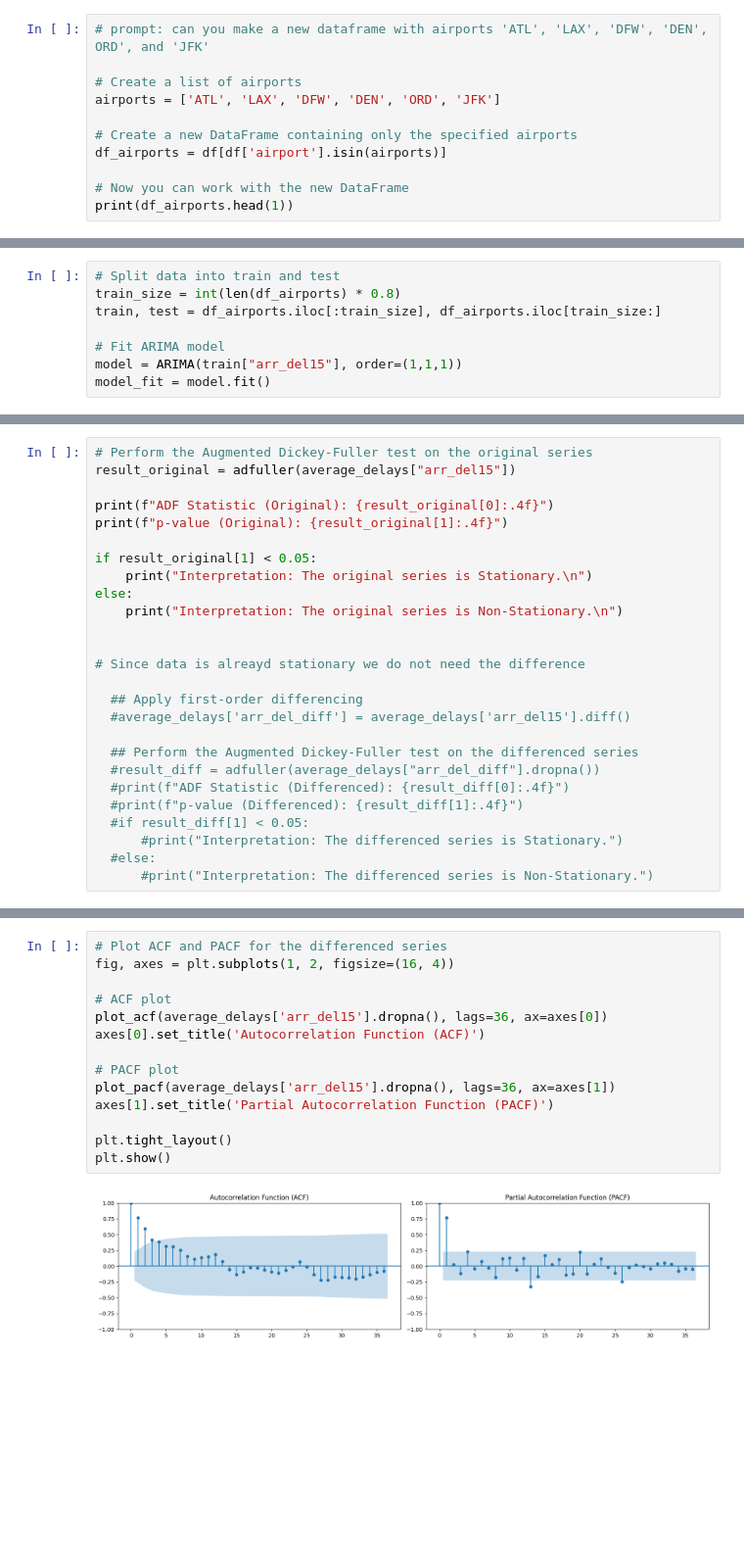
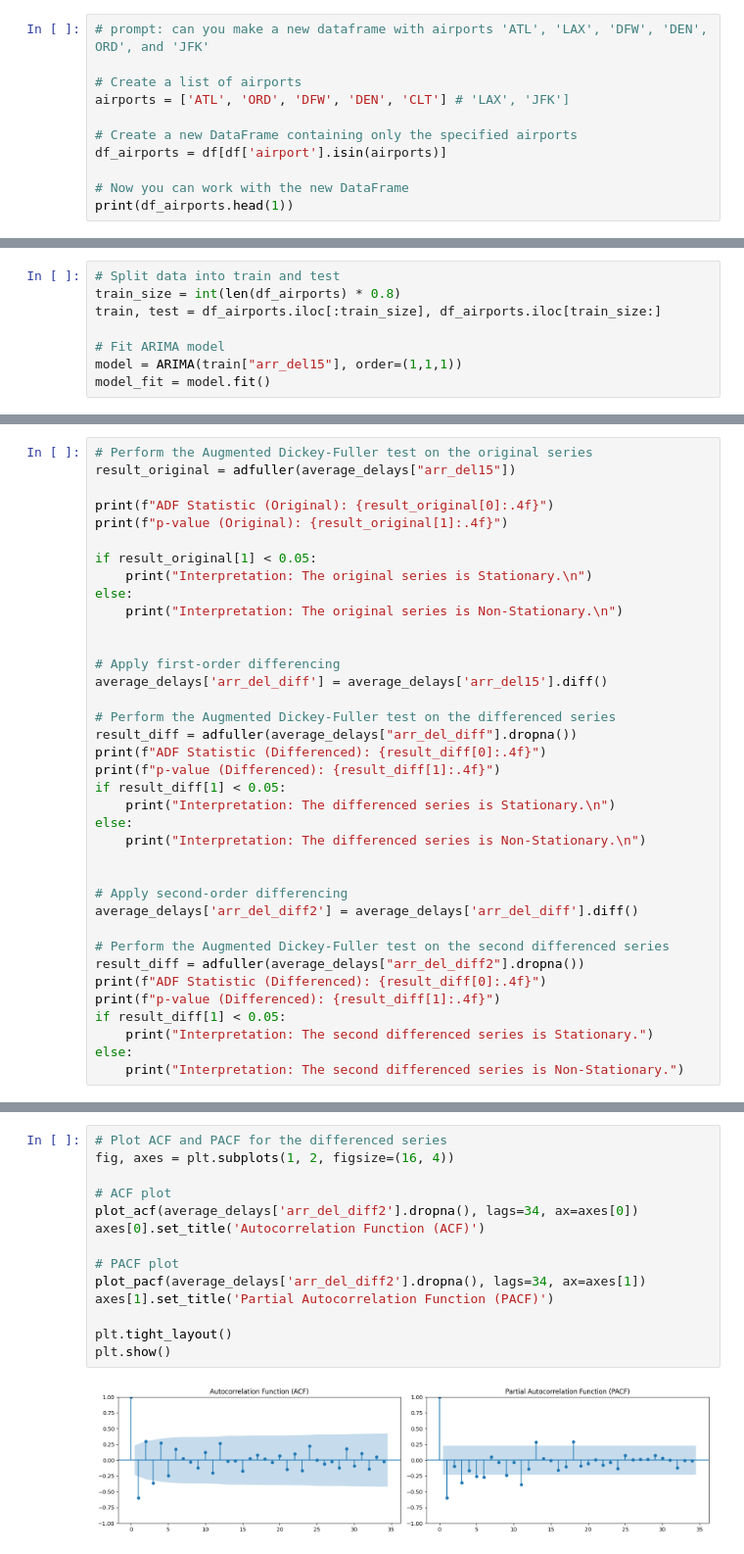
Before and after one commit to keeg2025/DataScienceCapstone25, a Jupyter notebook: StartingFinalProjectWork.ipynb, the cells around one changed output, grey strips where cells are left out. Shown at 98% size. Cells and saved outputs as stored; diff of their text form; blank space fills up the shorter version.

```diff
--- a/StartingFinalProjectWork.ipynb
+++ b/StartingFinalProjectWork.ipynb
@@ -200,7 +216,7 @@ H0 = Is the number of delays (arr_del15) significant to the time of the year(mon
 # prompt: can you make a new dataframe with airports 'ATL', 'LAX', 'DFW', 'DEN', ORD', and 'JFK'
 
 # Create a list of airports
-airports = ['ATL', 'LAX', 'DFW', 'DEN', 'ORD', 'JFK']
+airports = ['ATL', 'ORD', 'DFW', 'DEN', 'CLT'] # 'LAX', 'JFK']
 
 # Create a new DataFrame containing only the specified airports
 df_airports = df[df['airport'].isin(airports)]
@@ -438,17 +458,28 @@ else:
     print("Interpretation: The original series is Non-Stationary.\n")
 
 
-# Since data is alreayd stationary we do not need the difference
+# Apply first-order differencing
+average_delays['arr_del_diff'] = average_delays['arr_del15'].diff()
 
-  ## Apply first-order differencing
-  #average_delays['arr_del_diff'] = average_delays['arr_del15'].diff()
+# Perform the Augmented Dickey-Fuller test on the differenced series
+result_diff = adfuller(average_delays["arr_del_diff"].dropna())
+print(f"ADF Statistic (Differenced): {result_diff[0]:.4f}")
+print(f"p-value (Differenced): {result_diff[1]:.4f}")
+if result_diff[1] < 0.05:
+    print("Interpretation: The differenced series is Stationary.\n")
+else:
+    print("Interpretation: The differenced series is Non-Stationary.\n")
 
-  ## Perform the Augmented Dickey-Fuller test on the differenced series
-  #result_diff = adfuller(average_delays["arr_del_diff"].dropna())
-  #print(f"ADF Statistic (Differenced): {result_diff[0]:.4f}")
-  #print(f"p-value (Differenced): {result_diff[1]:.4f}")
-  #if result_diff[1] < 0.05:
-      #print("Interpretation: The differenced series is Stationary.")
-  #else:
-      #print("Interpretation: The differenced series is Non-Stationary.")
+
+# Apply second-order differencing
+average_delays['arr_del_diff2'] = average_delays['arr_del_diff'].diff()
+
+# Perform the Augmented Dickey-Fuller test on the second differenced series
+result_diff = adfuller(average_delays["arr_del_diff2"].dropna())
+print(f"ADF Statistic (Differenced): {result_diff[0]:.4f}")
+print(f"p-value (Differenced): {result_diff[1]:.4f}")
+if result_diff[1] < 0.05:
+    print("Interpretation: The second differenced series is Stationary.")
+else:
+    print("Interpretation: The second differenced series is Non-Stationary.")
 # %% [output]
@@ -458,16 +497,16 @@ Interpretation: The original series is Stationary.
 # %%
 # Plot ACF and PACF for the differenced series
 fig, axes = plt.subplots(1, 2, figsize=(16, 4))
 
 # ACF plot
-plot_acf(average_delays['arr_del15'].dropna(), lags=36, ax=axes[0])
+plot_acf(average_delays['arr_del_diff2'].dropna(), lags=34, ax=axes[0])
 axes[0].set_title('Autocorrelation Function (ACF)')
 
 # PACF plot
-plot_pacf(average_delays['arr_del15'].dropna(), lags=36, ax=axes[1])
+plot_pacf(average_delays['arr_del_diff2'].dropna(), lags=34, ax=axes[1])
 axes[1].set_title('Partial Autocorrelation Function (PACF)')
 
 plt.tight_layout()
 plt.show()
 # %% [output]
-[figure, old version]
+[figure, new version]
```
Also changed, not shown: parts of 82 cells of this notebook.
